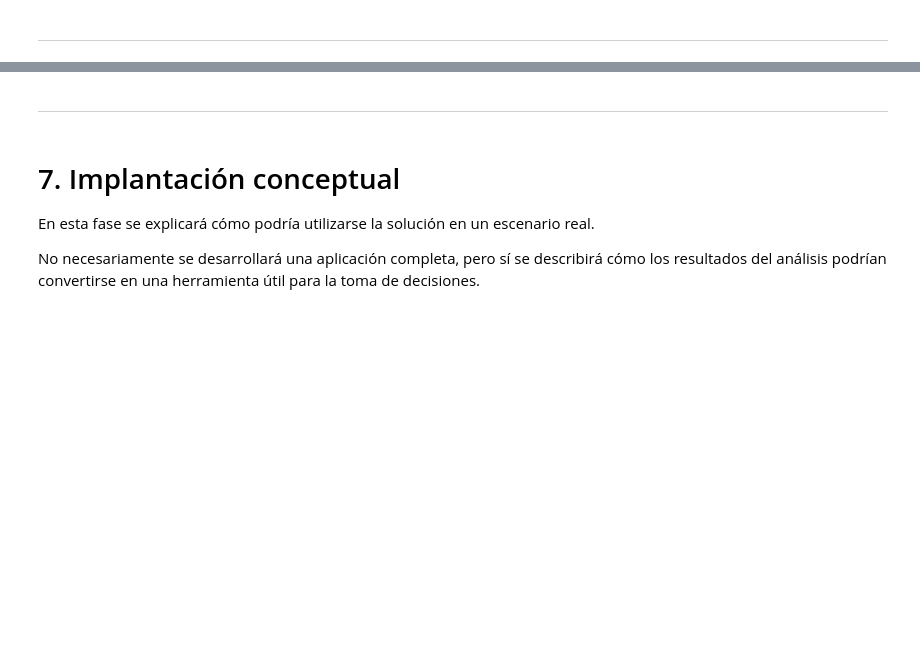
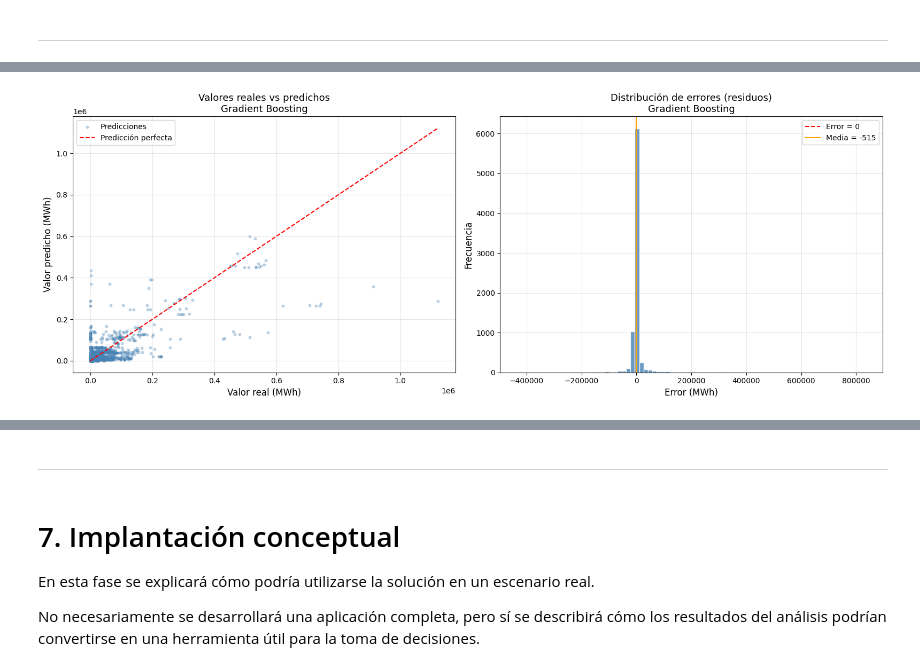
Before and after one commit to ju4n1t0x/eficiencia_energetica, a Jupyter notebook: 01_notebooks/TPI_Energia_CRISP_DM.ipynb, the cells around one changed output, grey strips where cells are left out. Saved outputs shown, nothing was run; the diff lists cells and outputs as text; code cells hidden in the pictures; blank space fills up the shorter version.

Commit message:
Agrego secciones 5 y 6 completas - Modelado con 5 modelos de regresion y evaluacion con MAE RMSE R2

```diff
--- a/01_notebooks/TPI_Energia_CRISP_DM.ipynb
+++ b/01_notebooks/TPI_Energia_CRISP_DM.ipynb
@@ -1378,0 +1582,19 @@ Se entrenará un primer modelo simple para generar predicciones iniciales de dem
+# %%
+# =============================================================
+# 5.3 División de datos en entrenamiento y prueba
+# 80% entrenamiento | 20% prueba | random_state=42
+# =============================================================
+
+from sklearn.model_selection import train_test_split
+
+X_train, X_test, y_train, y_test = train_test_split(
+    X, y,
+    test_size=0.2,
+    random_state=42
+)
+
+print(f"División completada:")
+print(f"  Entrenamiento → X_train: {X_train.shape} | y_train: {y_train.shape}")
+print(f"  Prueba        → X_test:  {X_test.shape}  | y_test:  {y_test.shape}")
+print(f"\nPorcentaje de entrenamiento: {len(X_train)/len(X)*100:.1f}%")
+print(f"Porcentaje de prueba:        {len(X_test)/len(X)*100:.1f}%")
@@ -1398,0 +1862,61 @@ Se explicará en palabras simples si el modelo funciona de manera aceptable, dó
+# %%
+# =============================================================
+# 6.2 Comparación entre valores reales y predichos
+# Gráfico de dispersión y distribución de errores
+# =============================================================
+
+import matplotlib.pyplot as plt
+import matplotlib.gridspec as gridspec
+import numpy as np
+
+# Calcular residuos
+residuos = y_test - y_pred
+
+# Crear figura con dos gráficos
+fig = plt.figure(figsize=(16, 6))
+gs = gridspec.GridSpec(1, 2, figure=fig)
+
+# --- Gráfico 1: Real vs Predicho ---
+ax1 = fig.add_subplot(gs[0])
+
+ax1.scatter(y_test, y_pred, alpha=0.3, color='steelblue', s=10, label='Predicciones')
+
+# Línea diagonal perfecta
+lim_min = min(y_test.min(), y_pred.min())
+lim_max = max(y_test.max(), y_pred.max())
+ax1.plot([lim_min, lim_max], [lim_min, lim_max],
+         'r--', linewidth=1.5, label='Predicción perfecta')
+
+ax1.set_xlabel('Valor real (MWh)', fontsize=12)
+ax1.set_ylabel('Valor predicho (MWh)', fontsize=12)
+ax1.set_title('Valores reales vs predichos\nGradient Boosting', fontsize=13)
+ax1.legend(fontsize=10)
+ax1.grid(True, alpha=0.3)
+
+# --- Gráfico 2: Distribución de errores ---
+ax2 = fig.add_subplot(gs[1])
+
+ax2.hist(residuos, bins=80, color='steelblue', edgecolor='white', alpha=0.8)
+ax2.axvline(x=0, color='red', linestyle='--', linewidth=1.5, label='Error = 0')
+ax2.axvline(x=residuos.mean(), color='orange', linestyle='-',
+            linewidth=1.5, label=f'Media = {residuos.mean():,.0f}')
+
+ax2.set_xlabel('Error (MWh)', fontsize=12)
+ax2.set_ylabel('Frecuencia', fontsize=12)
+ax2.set_title('Distribución de errores (residuos)\nGradient Boosting', fontsize=13)
+ax2.legend(fontsize=10)
+ax2.grid(True, alpha=0.3)
+
+plt.tight_layout()
+plt.savefig(FIGURES_DIR / 'modelo_evaluacion.png', dpi=150, bbox_inches='tight')
+plt.show()
+
+# Estadísticas de los residuos
+print(f"Estadísticas de los errores:")
+print(f"  Media de errores:   {residuos.mean():>12,.2f} MWh")
+print(f"  Mediana de errores: {residuos.median():>12,.2f} MWh")
+print(f"  Desv. estándar:     {residuos.std():>12,.2f} MWh")
+print(f"  Error máximo:       {residuos.max():>12,.2f} MWh")
+print(f"  Error mínimo:       {residuos.min():>12,.2f} MWh")
+# %% [output]
+[figure, added]
```
Also changed, not shown: parts of 26 cells of this notebook.
